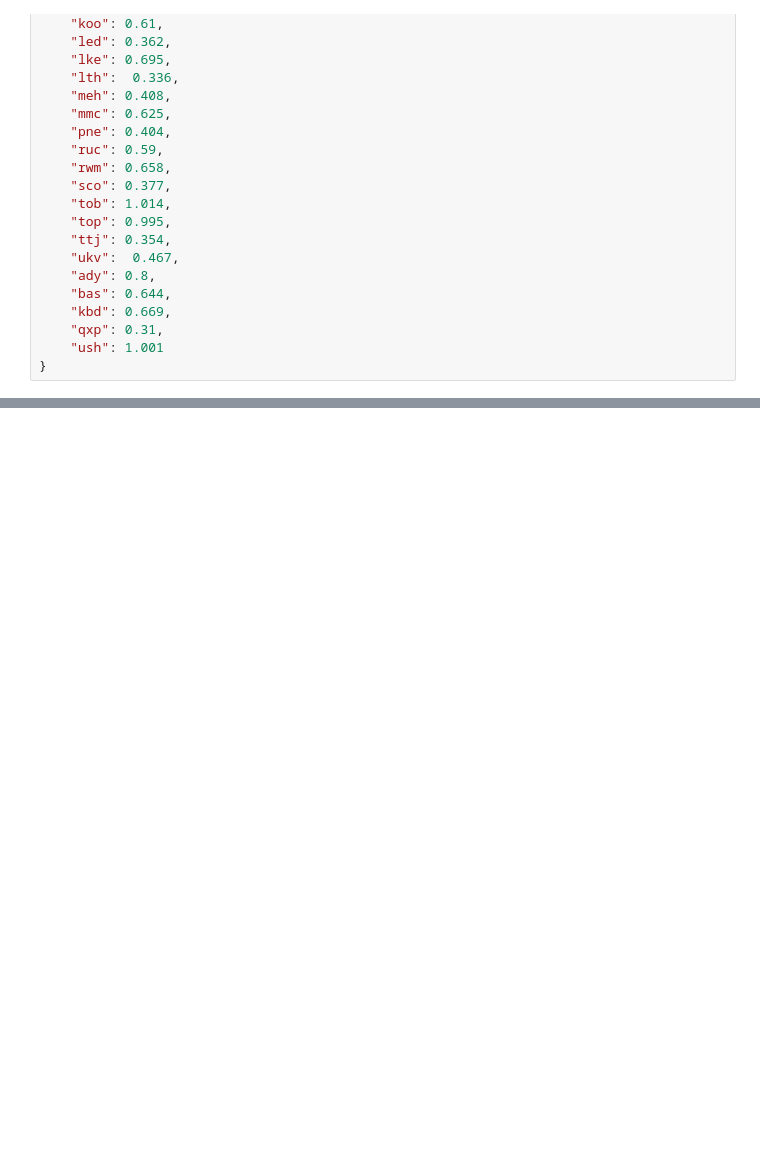
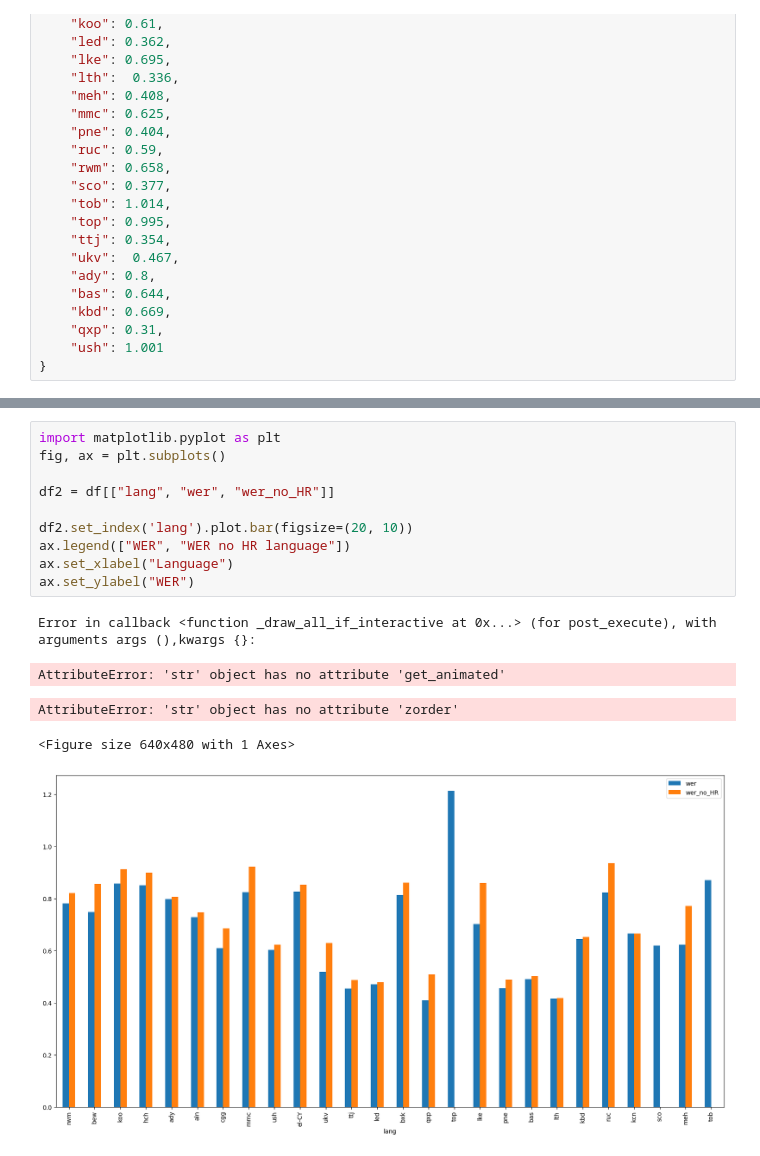
Before and after one commit to ddegenaro/mozilla-asr-challenge, a Jupyter notebook: results/explore.ipynb, the cells around one changed output, grey strips where cells are left out. Drawn from its saved outputs; the diff is of its cells as text; blank space fills up the shorter version.

```diff
--- a/results/explore.ipynb
+++ b/results/explore.ipynb
@@ -121,0 +124,16 @@ df
+# %%
+import matplotlib.pyplot as plt
+fig, ax = plt.subplots()
+
+df2 = df[["lang", "wer", "wer_no_HR"]]
+
+df2.set_index('lang').plot.bar(figsize=(20, 10))
+ax.legend(["WER", "WER no HR language"])
+ax.set_xlabel("Language")
+ax.set_ylabel("WER")
+# %% [output]
+Error in callback <function _draw_all_if_interactive at 0x...> (for post_execute), with arguments args (),kwargs {}:
+AttributeError: 'str' object has no attribute 'get_animated'
+AttributeError: 'str' object has no attribute 'zorder'
+<Figure size 640x480 with 1 Axes>
+[figure, added]
```
Also changed, not shown: parts of 2 cells of this notebook, 4 other files.
